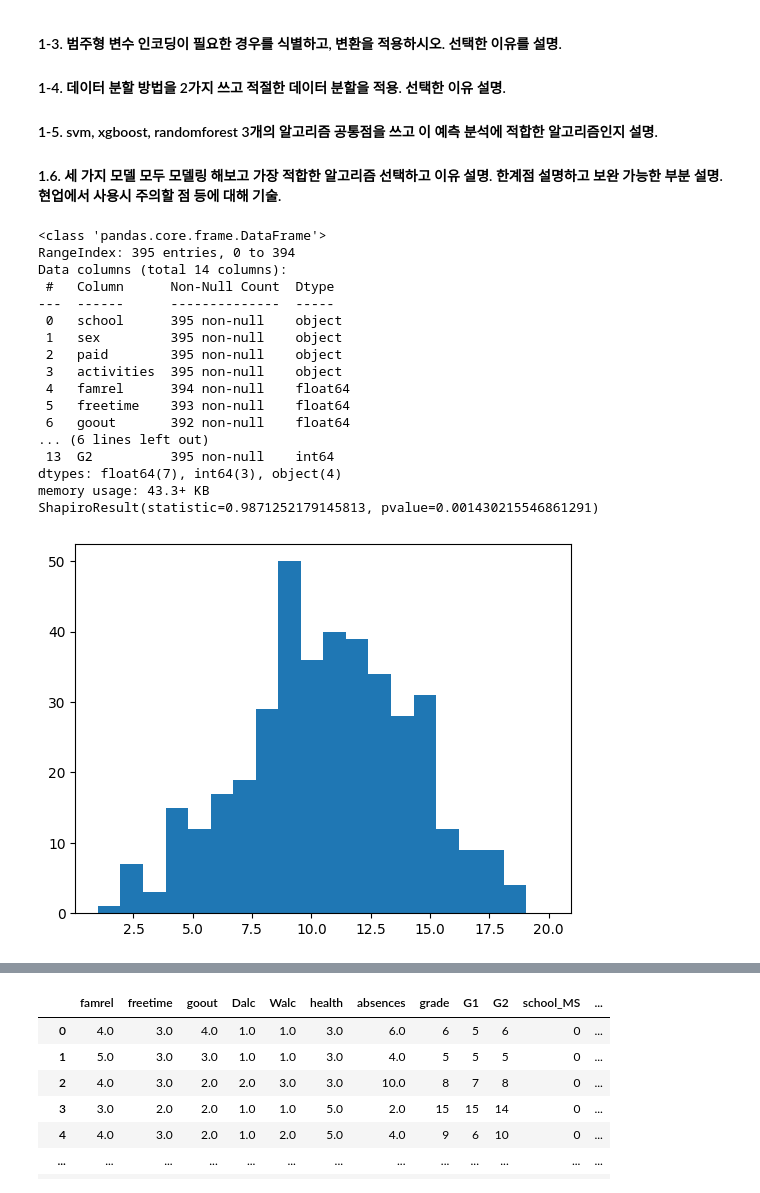
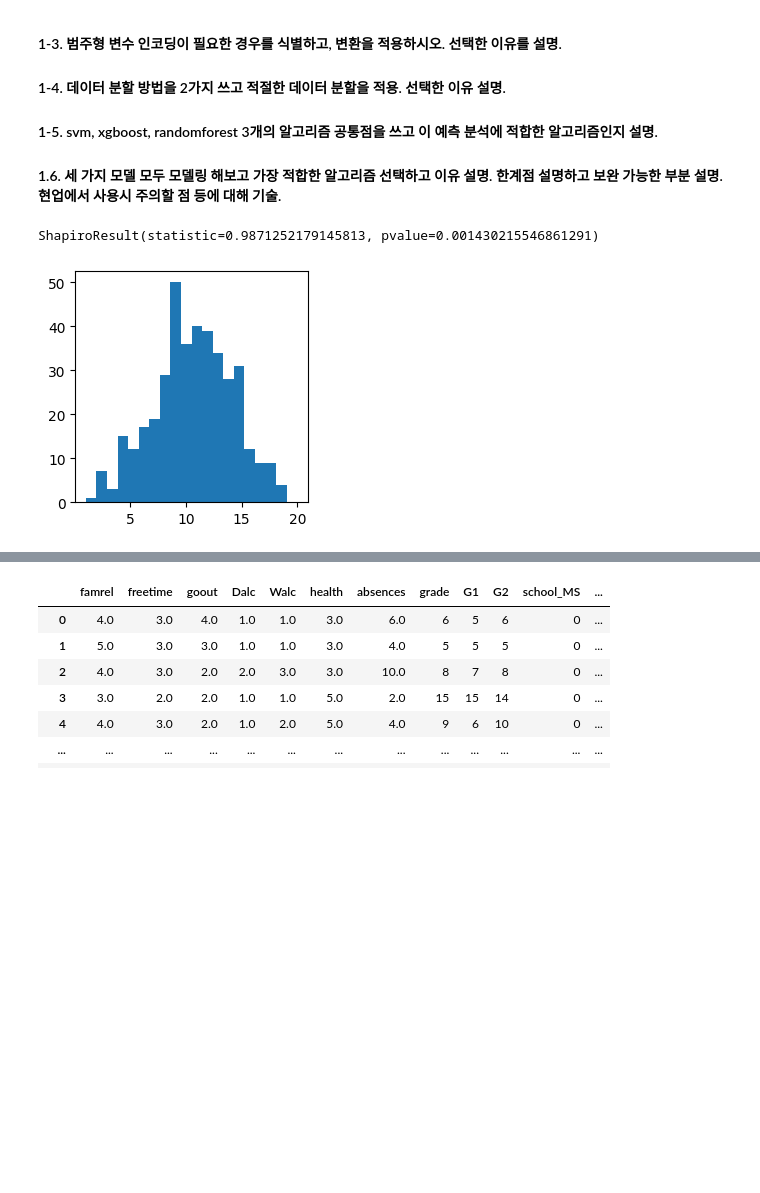
Before and after one commit to blackbutterfly0852/ADP_PRACTICE, a Jupyter notebook: 230222_21회기출.ipynb, the cells around one changed output, grey strips where cells are left out. Drawn from its saved outputs; the diff is of its cells as text; code cells hidden in the pictures; blank space fills up the shorter version.

```diff
--- a/230222_21회기출.ipynb
+++ b/230222_21회기출.ipynb
@@ -32,39 +30,24 @@ df = pd.read_csv('data/student_data.csv')
 # %%
 # 1-1. EDA
 # 1) 데이터 타입 설명
-df.info()
-df.head()
+#df.info()
+#df.head()
 # 변수는 총 14개이며, 이중 object 타입은 4개, float64 타입은 7개, int64 타입은 3개이다.
 # 종속변수는 grade이고 연속형이며, grade외 나머지 변수들은 예상 독립변수들이다.
 # 2) 종속변수 분포 설명
 df['grade'].value_counts()
 import matplotlib.pyplot as plt
 grade_hist = df['grade']
 grade_hist.sort_values()
+fig, axs = plt.subplots(1,1, figsize = (3,3))
 plt.hist(grade_hist, bins = 20, range = [1,20], density = False)
 # 히스토그램상 정규분포를 이루는 것으로 보이지만, shapiro 검정을 통해 확실히 해보자.
 from scipy.stats import shapiro
 print(shapiro(grade_hist))
 # shapiro 검정을 해본 결과, 정규분포를 따르지 않는다.
 # %% [output]
-<class 'pandas.core.frame.DataFrame'>
-RangeIndex: 395 entries, 0 to 394
-Data columns (total 14 columns):
- #   Column      Non-Null Count  Dtype
----  ------      --------------  -----
- 0   school      395 non-null    object
- 1   sex         395 non-null    object
- 2   paid        395 non-null    object
- 3   activities  395 non-null    object
- 4   famrel      394 non-null    float64
- 5   freetime    393 non-null    float64
- 6   goout       392 non-null    float64
-... (6 lines left out)
- 13  G2          395 non-null    int64
-dtypes: float64(7), int64(3), object(4)
-memory usage: 43.3+ KB
 ShapiroResult(statistic=0.9871252179145813, pvalue=0.001430215546861291)
-[figure, old version]
+[figure, new version]
 # %%
 # 3) 독립변수 간 상관관계, 독립변수와 종속변수 간 상관관계
 import seaborn as sns
```
Also changed, not shown: parts of 10 cells of this notebook.
